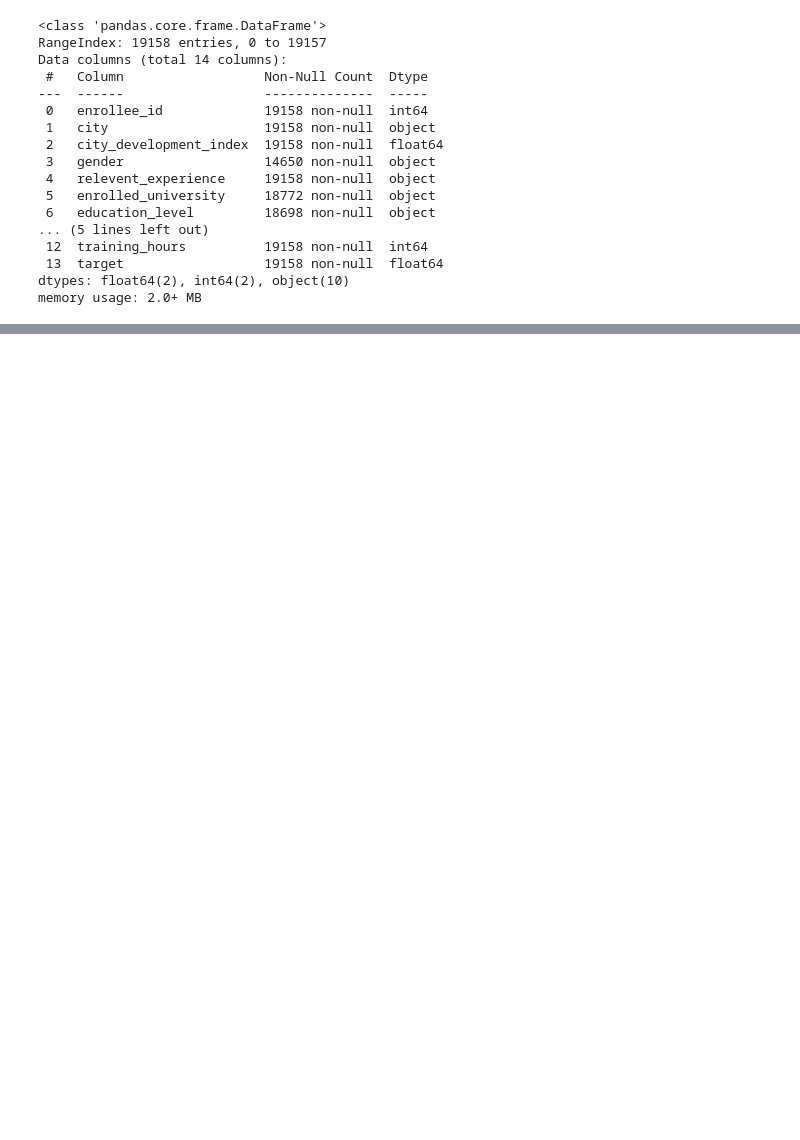
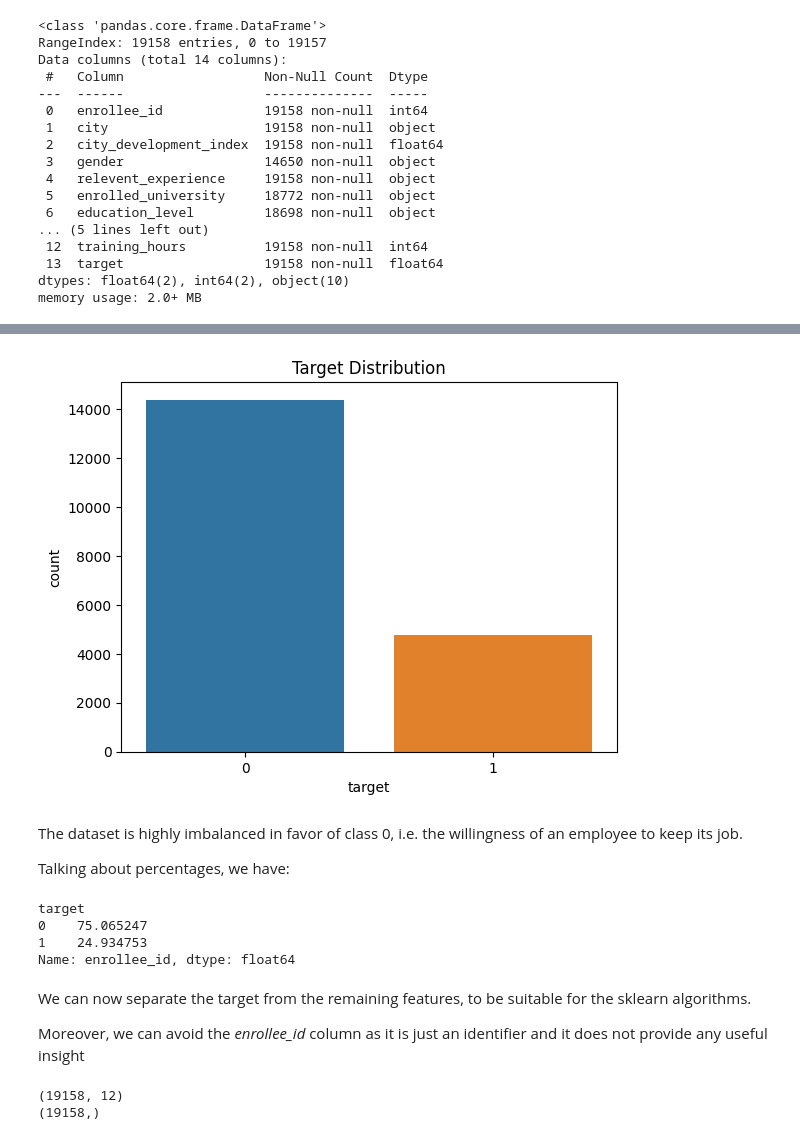
Before and after one commit to rubenIng93/xtream-ai-assignment, a Jupyter notebook: exploratory-analysis.ipynb, the cells around one changed output, grey strips where cells are left out. Cells and saved outputs as stored; diff of their text form; code cells hidden in the pictures; blank space fills up the shorter version.

```diff
--- a/exploratory-analysis.ipynb
+++ b/exploratory-analysis.ipynb
@@ -63,0 +226,21 @@ plt.show()
+# %%
+# let's take a dataframe copy to be used in successive steps
+# as for data visualization we will convert categorical features in a scale 0 to n
+# but for fitting the model we should instead use the one hot encoding, to prevent misleading information
+df_visual = df.copy()
+
+
+# Define a list of string features to be converted in numerical values
+to_convert = [
+    'gender',
+    'relevent_experience',
+    'enrolled_university',
+    'major_discipline',
+    'company_type'
+]
+
+df_visual[to_convert] = df_visual[to_convert].apply(lambda x: pd.factorize(x)[0])
+
+
+
+df_visual.head()
@@ -63,0 +306,20 @@ plt.show()
+# %%
+df_visual = df_visual.astype({
+    'enrollee_id':np.int32,
+    'city':np.int16,
+    'city_development_index':np.float32,
+    'gender':np.int8,
+    'relevent_experience':np.int8,
+    'enrolled_university':np.int8,
+    'education_level':np.int8,
+    'major_discipline':np.int8,
+    'experience':np.int8,
+    'company_size':np.int16,
+    'company_type':np.int8,
+    'last_new_job':np.int8,
+    'training_hours':np.int8,
+    'target':np.int8,
+
+})
+
+df_visual.head()
@@ -63,0 +359,31 @@ plt.show()
+# %%
+sns.countplot(df_visual, x='target')
+plt.title('Target Distribution')
+plt.show()
+# %% [output]
+[figure, added]
+# %% [markdown]
+The dataset is highly imbalanced in favor of class 0, i.e. the willingness of an employee to keep its job.
+
+Talking about percentages, we have:
+# %%
+percentages_df = df_visual.groupby('target').count() / len(df_visual) * 100.0
+percentages_df.iloc[:, 0]
+# %% [output]
+target
+0    75.065247
+1    24.934753
+Name: enrollee_id, dtype: float64
+# %% [markdown]
+We can now separate the target from the remaining features, to be suitable for the sklearn algorithms.
+
+Moreover, we can avoid the *enrollee_id* column as it is just an identifier and it does not provide any useful insight
+# %%
+X = df_visual.iloc[:, 1:-1]
+y = df_visual.iloc[:, -1]
+
+print(X.shape)
+print(y.shape)
+# %% [output]
+(19158, 12)
+(19158,)
```
Also changed, not shown: parts of 68 cells of this notebook, 5 other files.
